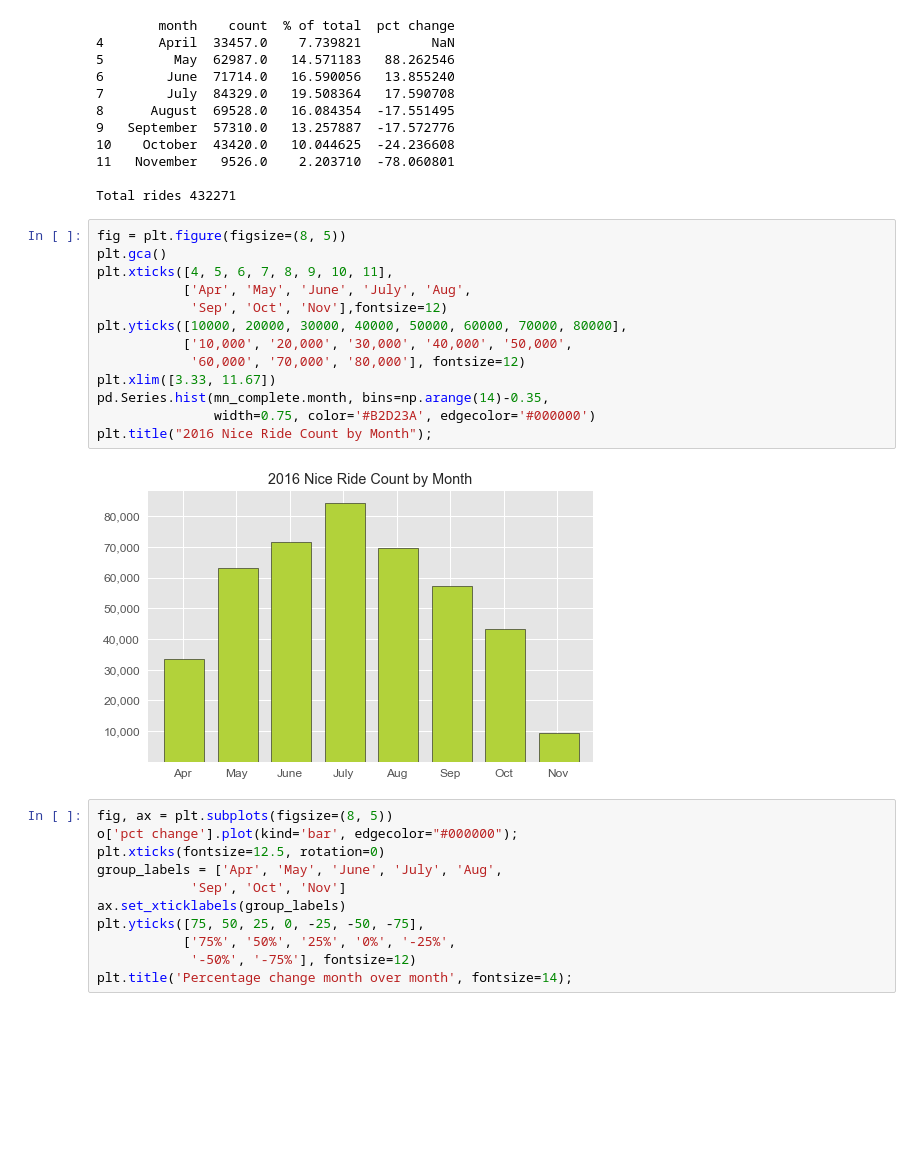
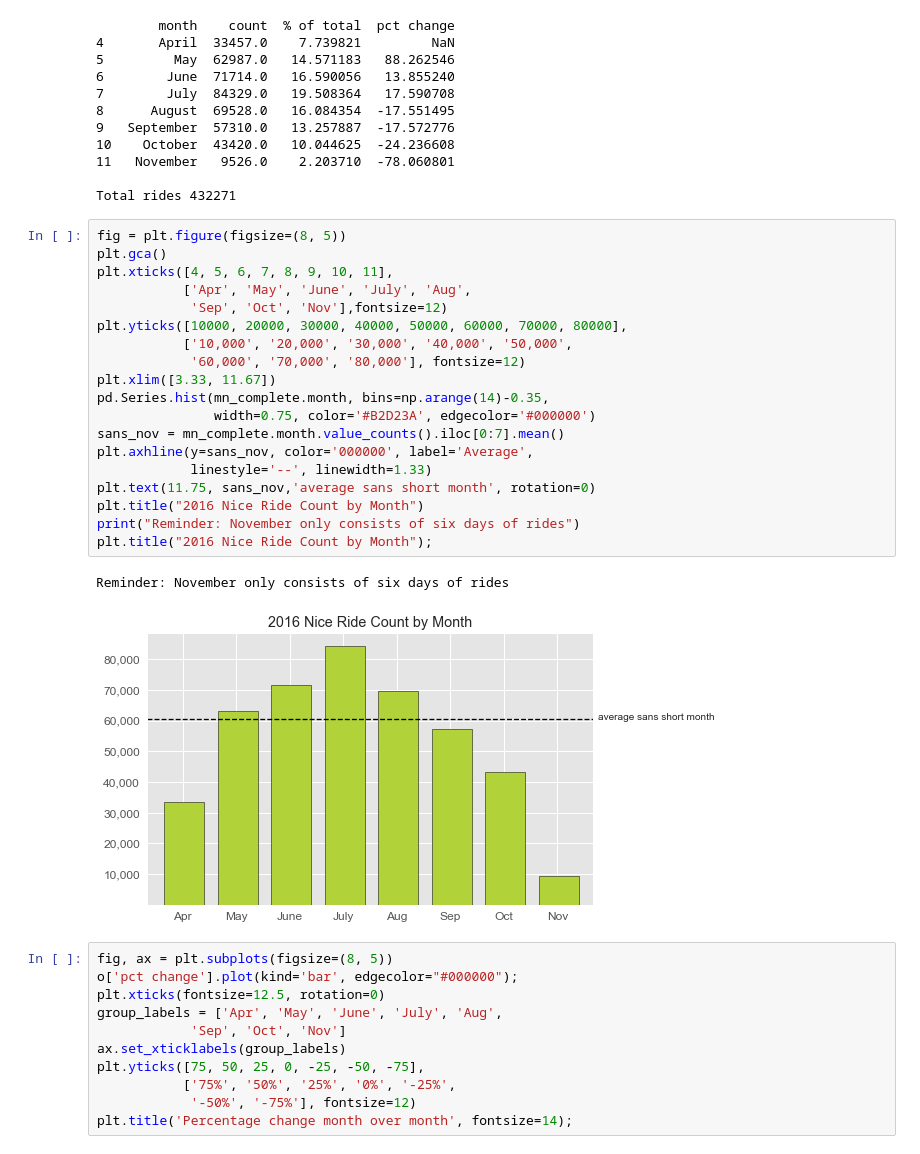
Before and after one commit to Larkin22/MN-Nice-Ride, a Jupyter notebook: MN Nice Ride - Ride Data 2016.ipynb, the cells around one changed output. Drawn from its saved outputs; the diff is of its cells as text; blank space fills up the shorter version.

```diff
--- a/MN Nice Ride - Ride Data 2016.ipynb
+++ b/MN Nice Ride - Ride Data 2016.ipynb
@@ -940,18 +944,25 @@ Total rides 432271
 # %%
 fig = plt.figure(figsize=(8, 5))
 plt.gca()
 plt.xticks([4, 5, 6, 7, 8, 9, 10, 11],
            ['Apr', 'May', 'June', 'July', 'Aug',
             'Sep', 'Oct', 'Nov'],fontsize=12)
 plt.yticks([10000, 20000, 30000, 40000, 50000, 60000, 70000, 80000],
            ['10,000', '20,000', '30,000', '40,000', '50,000',
             '60,000', '70,000', '80,000'], fontsize=12)
 plt.xlim([3.33, 11.67])
 pd.Series.hist(mn_complete.month, bins=np.arange(14)-0.35,
                width=0.75, color='#B2D23A', edgecolor='#000000')
+sans_nov = mn_complete.month.value_counts().iloc[0:7].mean()
+plt.axhline(y=sans_nov, color='000000', label='Average',
+            linestyle='--', linewidth=1.33)
+plt.text(11.75, sans_nov,'average sans short month', rotation=0)
+plt.title("2016 Nice Ride Count by Month")
+print("Reminder: November only consists of six days of rides")
 plt.title("2016 Nice Ride Count by Month");
 # %% [output]
+Reminder: November only consists of six days of rides
-[figure, old version]
+[figure, new version]
 # %%
 fig, ax = plt.subplots(figsize=(8, 5))
 o['pct change'].plot(kind='bar', edgecolor="#000000");
```
Also changed, not shown: parts of 1 cell of this notebook.
